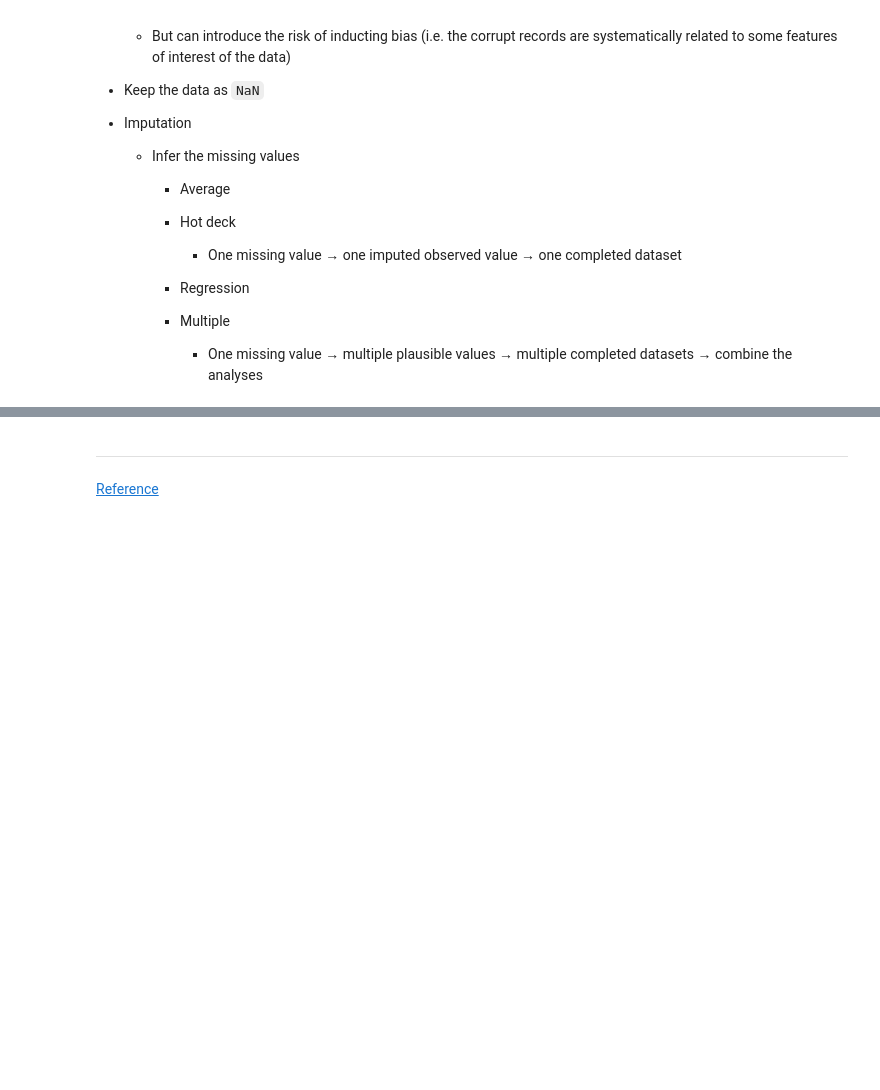
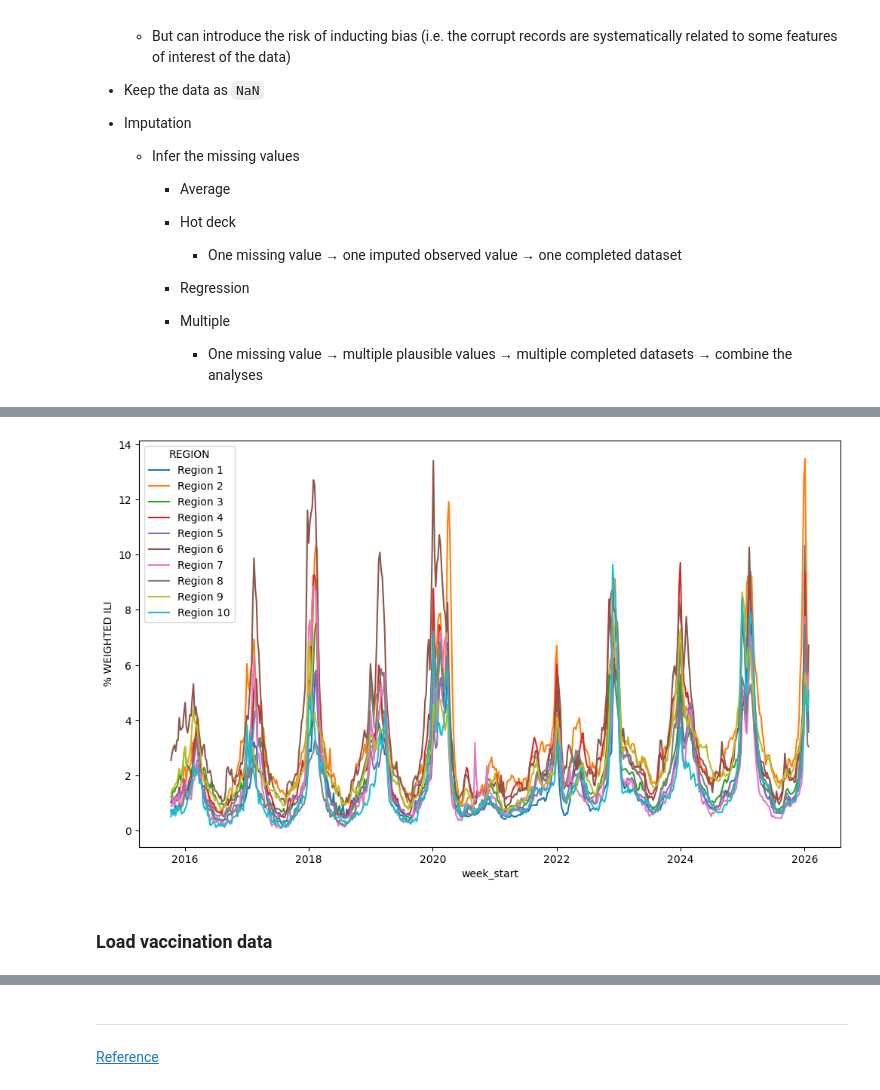
Before and after one commit to AlexKider/Pandas-Notes, a Jupyter notebook: L5 Data Cleaning & EDA.ipynb, the cells around one changed output, grey strips where cells are left out. Saved outputs shown, nothing was run; the diff lists cells and outputs as text; code cells hidden in the pictures; blank space fills up the shorter version.

```diff
--- a/L5 Data Cleaning & EDA.ipynb
+++ b/L5 Data Cleaning & EDA.ipynb
@@ -569,0 +752,8 @@ Some solutions:
+# %%
+# Visualize overall prevalence of flu
+f, ax = plt.subplots(1, 1, figsize=(12, 7))
+sns.lineplot(ili, x='week_start', y='% WEIGHTED ILI', hue='REGION', ax=ax);
+# %% [output]
+[figure, added]
+# %% [markdown]
+### Load vaccination data
```
Also changed, not shown: parts of 67 cells of this notebook, 7 other files.
